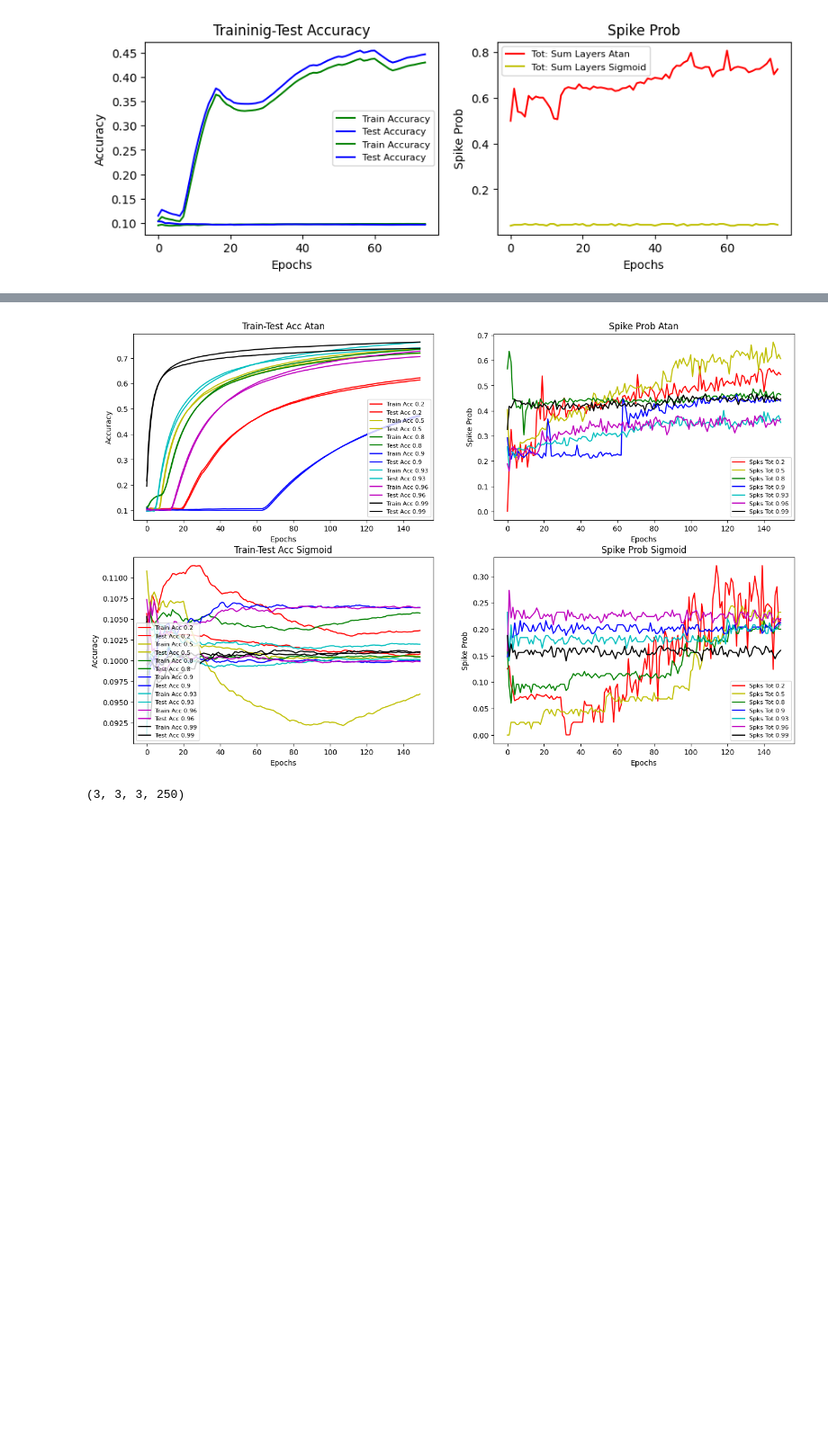
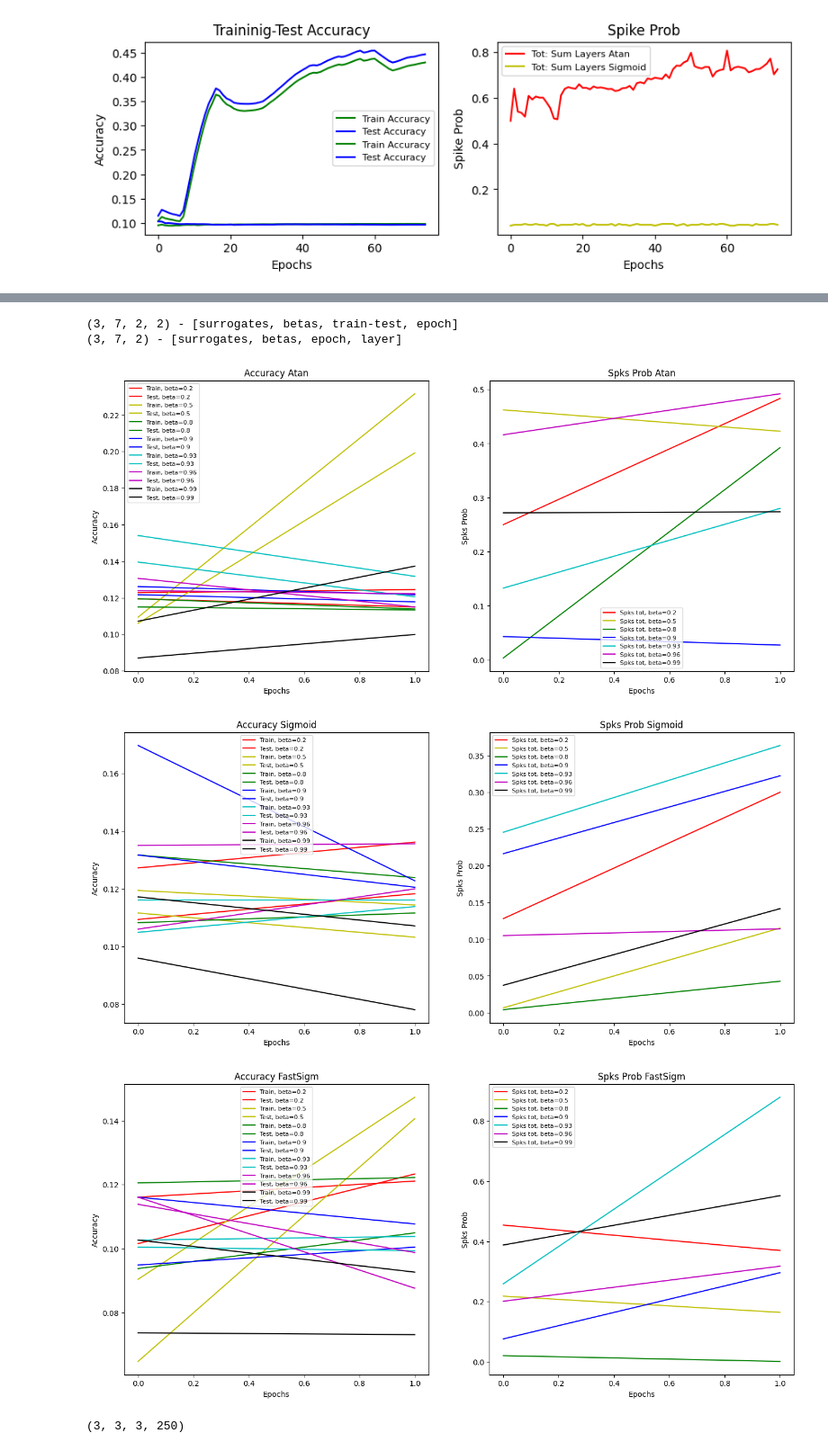
Before and after one commit to LucaFrat/Research_Intern_SNN, a Jupyter notebook: Visualize.ipynb, the cells around one changed output, grey strips where cells are left out. Shown at 90% size. Drawn from its saved outputs; the diff is of its cells as text; code cells hidden in the pictures; blank space fills up the shorter version.

Commit message:
setup to recompute analyses for betas

```diff
--- a/Visualize.ipynb
+++ b/Visualize.ipynb
@@ -115,44 +85,48 @@ print(f"{np.shape(Spks_tot_tot_Atan_betas)}")
+# %%
+# Load data study betas
+
+accs_betas = np.squeeze(np.load('Accuracy_vs_Sparsity/Accs_betas.npy'))
+spks_betas = np.sum(np.load('Accuracy_vs_Sparsity/Spks_tot_betas.npy'), axis=3)
+
+print(f"{np.shape(accs_betas)} - [surrogates, betas, train-test, epoch]")
+print(f"{np.shape(spks_betas)} - [surrogates, betas, epoch, layer]")
+# %% [output]
+(3, 7, 2, 2) - [surrogates, betas, train-test, epoch]
+(3, 7, 2) - [surrogates, betas, epoch, layer]
 # %%
 # Plot Sigmoid vs Atan, for betas
-epochs = range(np.shape(Spks_tot_Atan_betas)[1])
-
-fig, axes = plt.subplots(2,2, figsize=(16,10))
+epochs = range(np.shape(accs_betas)[-1])
 
 colors = ['r', 'y', 'g', 'b', 'c', 'm', 'k']
 betas = [0.2, 0.5, 0.8, 0.9, 0.93, 0.96, 0.99]
+SURR_NAMES = ['Atan', 'Sigmoid', 'FastSigm']
 
-# Atan
-for i in range(7):
-    axes[0,0].plot(epochs, Accs_Atan_betas[i][0][0], f'{colors[i]}', label=f'Train Acc {betas[i]}')
-    axes[0,0].plot(epochs, Accs_Atan_betas[i][0][1], f'{colors[i]}', label=f'Test Acc {betas[i]}')
-    axes[0,1].plot(epochs, Spks_tot_tot_Atan_betas[i], f'{colors[i]}', label=f'Spks Tot {betas[i]}')
+def plot_surrogate_betas(index_surr: int):
+    fig, axes = plt.subplots(1,2, figsize=(16,7))
+    # loop over the betas
+    for i, beta in enumerate(betas):
+        axes[0].plot(epochs, accs_betas[index_surr][i][0], f'{colors[i]}', label=f'Train, beta={beta}')
+        axes[0].plot(epochs, accs_betas[index_surr][i][1], f'{colors[i]}', label=f'Test, beta={beta}')
+        axes[1].plot(epochs, spks_betas[index_surr][i], f'{colors[i]}', label=f'Spks tot, beta={beta}')
 
-    axes[1,0].plot(epochs, Accs_Sigmoid_betas[i][0][0], f'{colors[i]}', label=f'Train Acc {betas[i]}')
-    axes[1,0].plot(epochs, Accs_Sigmoid_betas[i][0][1], f'{colors[i]}', label=f'Test Acc {betas[i]}')
-    axes[1,1].plot(epochs, Spks_tot_tot_Sigmoid_betas[i], f'{colors[i]}', label=f'Spks Tot {betas[i]}')
+    axes[0].set_title(f'Accuracy {SURR_NAMES[index_surr]}')
+    axes[1].set_title(f'Spks Prob {SURR_NAMES[index_surr]}')
+    axes[0].set_xlabel('Epochs')
+    axes[1].set_xlabel('Epochs')
+    axes[0].set_ylabel('Accuracy')
+    axes[1].set_ylabel('Spks Prob')
+    axes[0].legend(fontsize=8)
+    axes[1].legend(fontsize=8)
 
-axes[0,0].set_title('Train-Test Acc Atan')
-axes[1,0].set_title('Train-Test Acc Sigmoid')
-axes[0,1].set_title('Spike Prob Atan')
-axes[1,1].set_title('Spike Prob Sigmoid')
-axes[0,0].set_xlabel('Epochs')
-axes[0,1].set_xlabel('Epochs')
-axes[1,0].set_xlabel('Epochs')
-axes[1,1].set_xlabel('Epochs')
 
-axes[0,0].set_ylabel('Accuracy')
-axes[1,0].set_ylabel('Accuracy')
-axes[0,1].set_ylabel('Spike Prob')
-axes[1,1].set_ylabel('Spike Prob')
-
-axes[0,0].legend(fontsize=8)
-axes[0,1].legend(fontsize=8)
-axes[1,0].legend(fontsize=8)
-axes[1,1].legend(fontsize=8)
+for index in range(len(SURR_NAMES)):
+    plot_surrogate_betas(index_surr=index)
 
 plt.show()
 # %% [output]
-[figure, old version]
+[figure, new version]
+[figure, added]
+[figure, added]
 # %%
 # Load data to check accuracy vs sparsity correlation, changing surrogate functions coefficient
 
```
Also changed, not shown: parts of 5 cells of this notebook, 4 other files.
